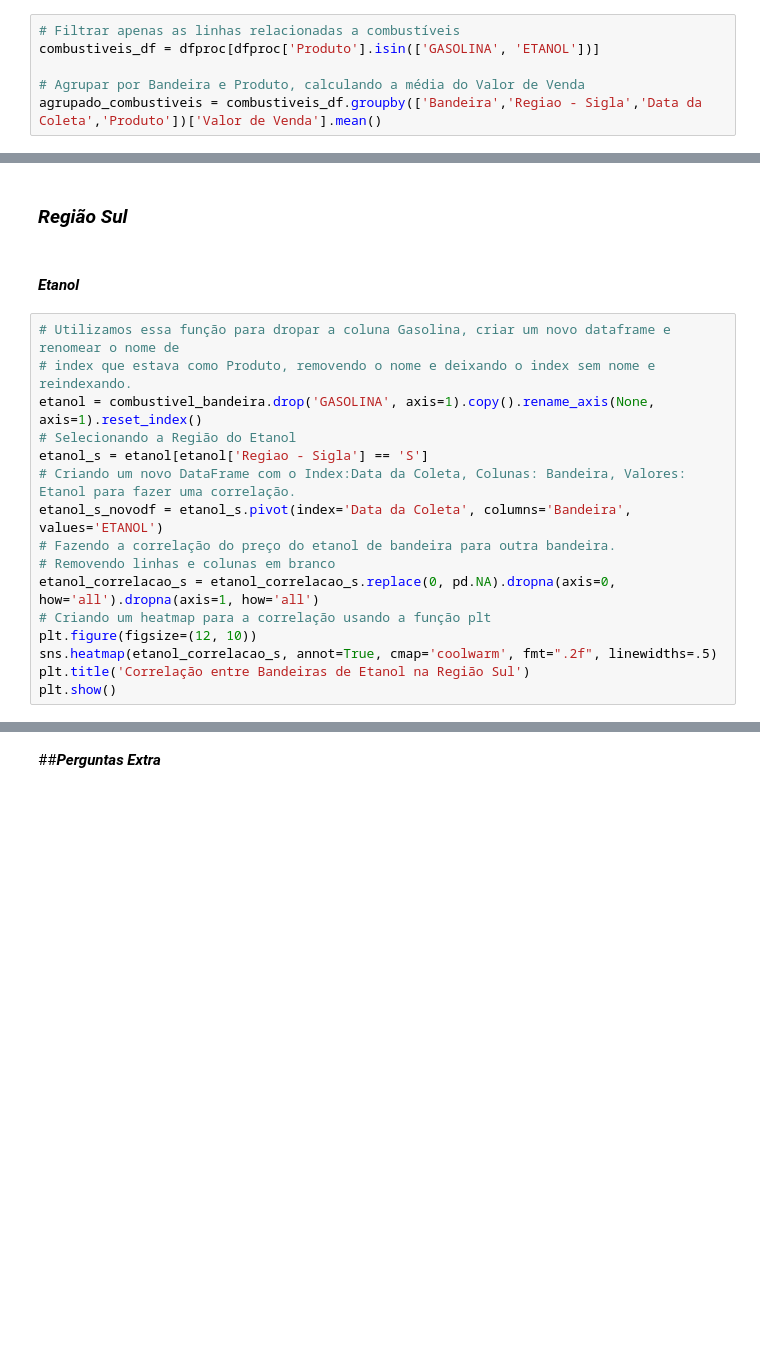
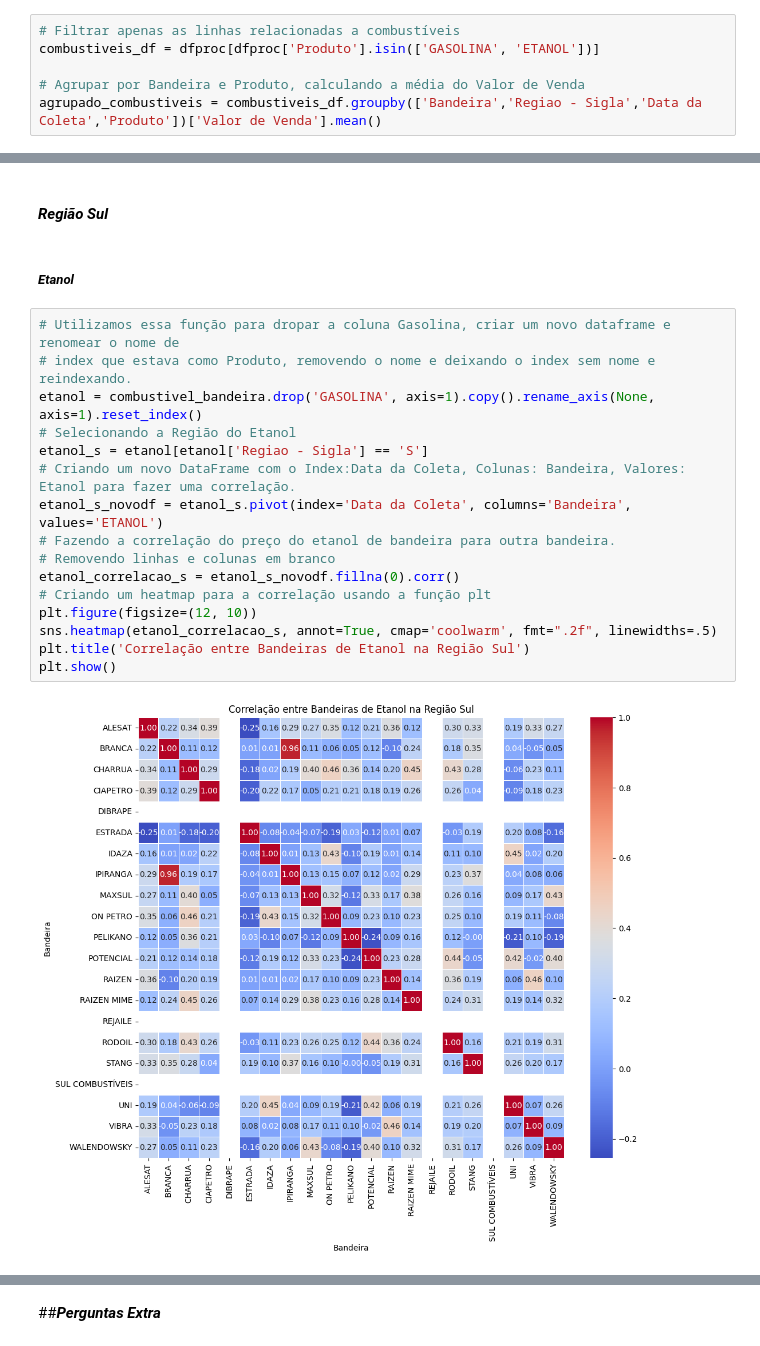
Before and after one commit to alsantosad/PROJECT-ROCKET, a Jupyter notebook: M4TRABALHO_EM_GRUPO.ipynb, the cells around one changed output, grey strips where cells are left out. Saved outputs shown, nothing was run; the diff lists cells and outputs as text; blank space fills up the shorter version.

```diff
--- a/M4TRABALHO_EM_GRUPO.ipynb
+++ b/M4TRABALHO_EM_GRUPO.ipynb
@@ -764,21 +1032,23 @@ plt.show()
 # %% [markdown]
-### ***Região Sul***
+#### ***Região Sul***
 # %% [markdown]
-#### ***Etanol***
+##### ***Etanol***
 # %%
 # Utilizamos essa função para dropar a coluna Gasolina, criar um novo dataframe e renomear o nome de
 # index que estava como Produto, removendo o nome e deixando o index sem nome e reindexando.
 etanol = combustivel_bandeira.drop('GASOLINA', axis=1).copy().rename_axis(None, axis=1).reset_index()
 # Selecionando a Região do Etanol
 etanol_s = etanol[etanol['Regiao - Sigla'] == 'S']
 # Criando um novo DataFrame com o Index:Data da Coleta, Colunas: Bandeira, Valores: Etanol para fazer uma correlação.
 etanol_s_novodf = etanol_s.pivot(index='Data da Coleta', columns='Bandeira', values='ETANOL')
 # Fazendo a correlação do preço do etanol de bandeira para outra bandeira.
 # Removendo linhas e colunas em branco
-etanol_correlacao_s = etanol_correlacao_s.replace(0, pd.NA).dropna(axis=0, how='all').dropna(axis=1, how='all')
+etanol_correlacao_s = etanol_s_novodf.fillna(0).corr()
 # Criando um heatmap para a correlação usando a função plt
 plt.figure(figsize=(12, 10))
 sns.heatmap(etanol_correlacao_s, annot=True, cmap='coolwarm', fmt=".2f", linewidths=.5)
 plt.title('Correlação entre Bandeiras de Etanol na Região Sul')
 plt.show()
+# %% [output]
+[figure, added]
 # %% [markdown]
```
Also changed, not shown: parts of 60 cells of this notebook.
